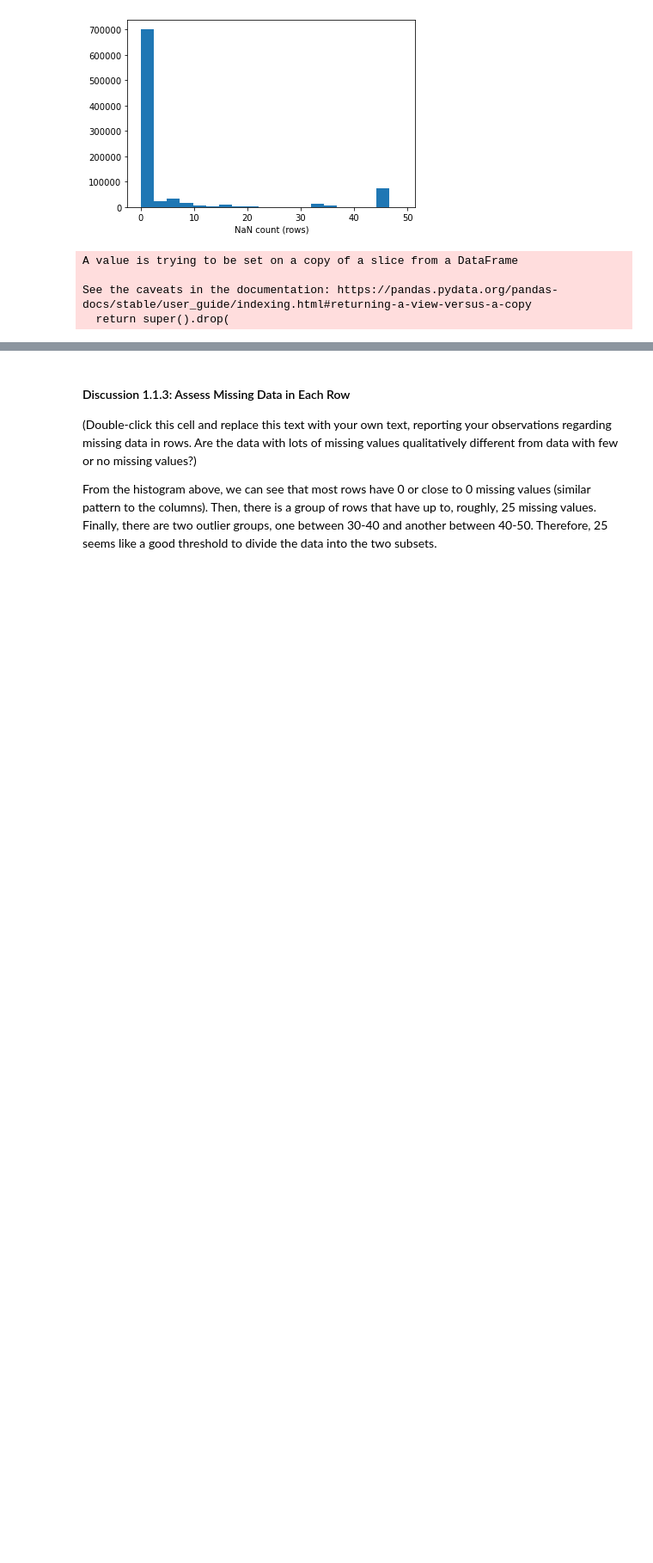
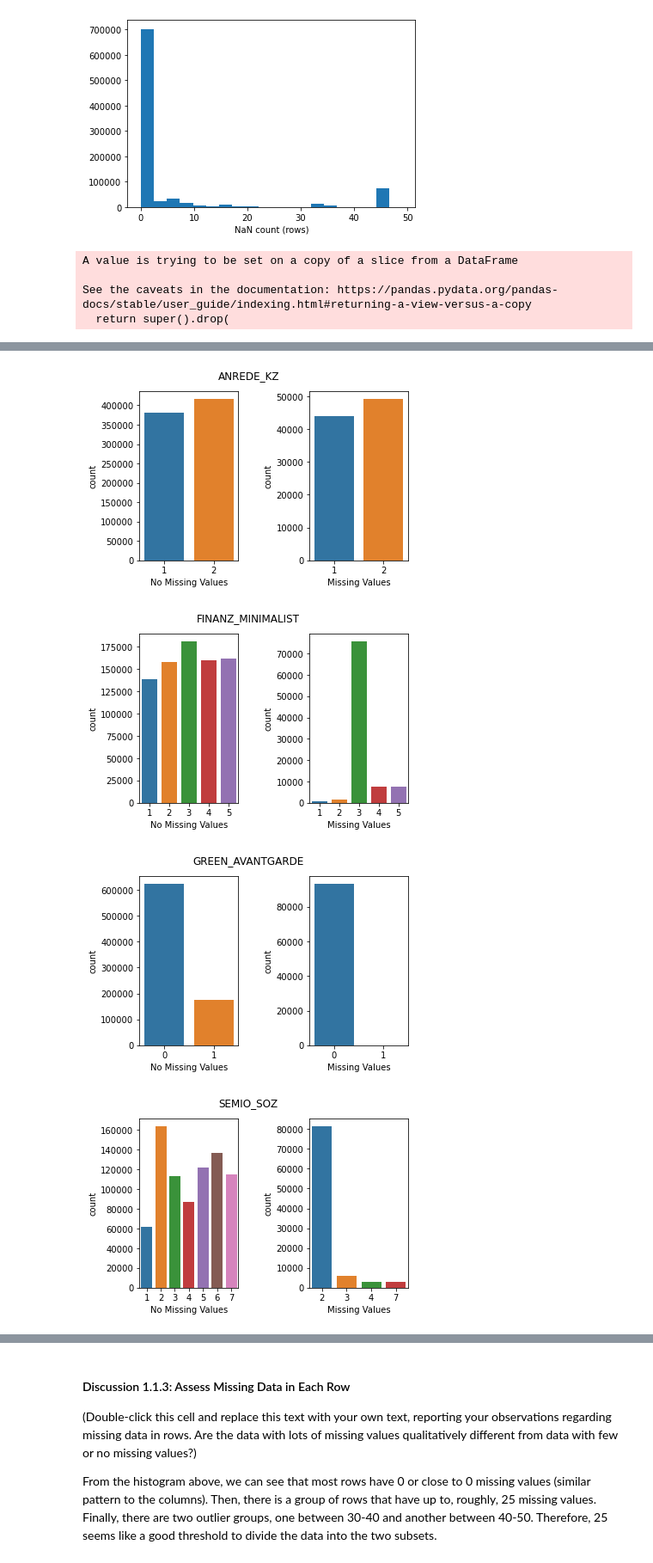
Before and after one commit to alexgeorgousis/customer-segments, a Jupyter notebook: Identify_Customer_Segments.ipynb, the cells around one changed output, grey strips where cells are left out. Shown: that part at 86% size. Saved outputs shown, nothing was run; the diff lists cells and outputs as text; code cells hidden in the pictures; blank space fills up the shorter version.

Commit message:
feat: Compare column dists based on missing values in rows

```diff
--- a/Identify_Customer_Segments.ipynb
+++ b/Identify_Customer_Segments.ipynb
@@ -201,0 +219,34 @@ See the caveats in the documentation: https://pandas.pydata.org/pandas-docs/stab
+# %%
+def compare_dists(column):
+    """
+    Given a column with 0 (or close to 0) missing values.
+    Split the column into two subsets:
+        one contains values that belong to rows with many missing values
+        and the other values that belong to rows with very few (or no) missing values.
+    Plot the two subsets to compare them.
+
+    :column: column with few missing values to split and compare
+    """
+
+    # Split column into the two subsets usign globals 'above_thresh' and 'below_thresh'
+    sub1 = column[below_thresh.index.values].rename("No Missing Values")
+    sub2 = column[above_thresh.index.values].rename("Missing Values")
+
+    # Plot frequency distributions of the two subsets
+    fig, ax = plt.subplots(1, 2)
+    sns.countplot(sub1, ax=ax[0])
+    sns.countplot(sub2, ax=ax[1])
+    fig.suptitle(column.name)
+    fig.tight_layout(pad=3.0)
+    fig.show()
+# %%
+compare_dists(azdias["ANREDE_KZ"])
+compare_dists(azdias["FINANZ_MINIMALIST"])
+compare_dists(azdias["GREEN_AVANTGARDE"])
+compare_dists(azdias["SEMIO_SOZ"])
+compare_dists(azdias["ZABEOTYP"])
+# %% [output]
+[figure, added]
+[figure, added]
+[figure, added]
+[figure, added]
```
Also changed, not shown: parts of 4 cells of this notebook.
